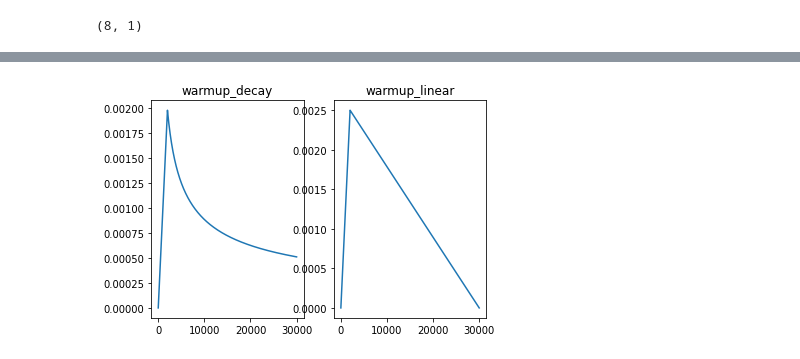
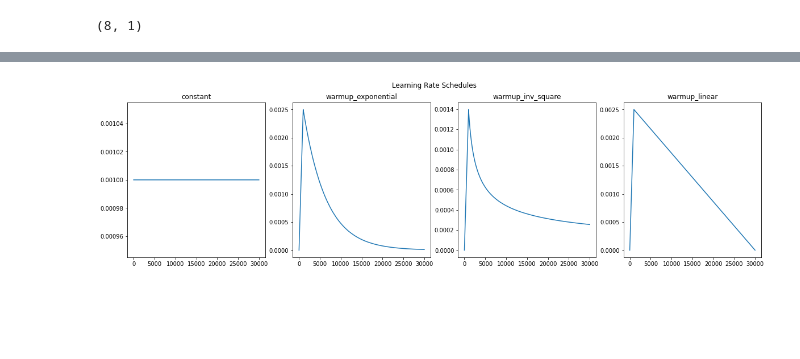
Before and after one commit to maxeonyx/msc, a Jupyter notebook: cgt-mnist/cgt-mnist.ipynb, the cells around one changed output, grey strips where cells are left out. Saved outputs shown, nothing was run; the diff lists cells and outputs as text; code cells hidden in the pictures; blank space fills up the shorter version.

```diff
--- a/cgt-mnist/cgt-mnist.ipynb
+++ b/cgt-mnist/cgt-mnist.ipynb
@@ -25,13 +25,14 @@ if use_wandb:
 # %%
 config = {
     'learning_rate': 0.0025,
-    'batch_size': 24,
+    'minibatch_size': 4,
+    'test_minibatch_size': 10,
     'n_colors': 8,
     'model': {
-        'n_layers': 10,
+        'n_layers': 16,
         'ffl_dim': 256,
-        'embd_dim': 128,
-        'n_heads': 4,
+        'embd_dim': 512,
+        'n_heads': 8,
         'dropout_rate': 0.1,
         'use_idxs_input': True,
     },
@@ -41,8 +42,13 @@ config = {
         'max_mask': 740,
         'square_regions': False,
     },
-    'lr_warmup_steps': 2000,
-    'lr_schedule': 'warmup_linear',
+    'lr_warmup_steps': 1000,
+    'lr_schedule': 'warmup_inv_square',
+    'max_lr': 0.0025,
+    'min_lr': 0.00001,
+    'batch_size_schedule': 'constant',
+    'start_batch_size': 16,
+    'end_batch_size': 1000,
     'steps_per_epoch': 1000,
     'n_epochs': 30,
     'seq_length': 784,
@@ -407,43 +413,95 @@ n_layers: 10, ffl_dim: 256, embd_dim: 128, n_heads: 4, dropout_rate: 0.1, use_id
 
 total_steps = config['n_epochs'] * config['steps_per_epoch']
 
-class WarmupDecay(tf.keras.optimizers.schedules.LearningRateSchedule):
+class WarmupInvSquare(tf.keras.optimizers.schedules.LearningRateSchedule):
     def __init__(self, embd_dim, warmup_steps):
-        super(WarmupDecay, self).__init__()
+        super(WarmupInvSquare, self).__init__()
 
         self.d_model = embd_dim
         self.d_model = tf.cast(self.d_model, tf.float32)
 
         self.warmup_steps = warmup_steps
 
     def __call__(self, step):
         arg1 = step * (self.warmup_steps ** -1.5)
         arg2 = tf.math.rsqrt(step)
 
         return tf.math.rsqrt(self.d_model) * tf.math.minimum(arg1, arg2)
 
 class WarmupLinear(tf.keras.optimizers.schedules.LearningRateSchedule):
     def __init__(self, peak_lr, warmup_steps):
         super(WarmupLinear, self).__init__()
 
         self.peak_lr = peak_lr
         self.total_steps = total_steps
         self.warmup_steps = warmup_steps
 
     def __call__(self, step):
         arg1 = step/self.warmup_steps
         arg2 = 1 - (step-self.warmup_steps)/(self.total_steps - self.warmup_steps)
 
         return self.peak_lr * tf.math.minimum(arg1, arg2)
 
+class Constant(tf.keras.optimizers.schedules.LearningRateSchedule):
+    def __init__(self, rate):
+        super(Constant, self).__init__()
+        self.rate = rate
+
+    def __call__(self, step):
+        return tf.ones_like(step)*self.rate
+
+class WarmupExponential(tf.keras.optimizers.schedules.LearningRateSchedule):
+    def __init__(self, warmup_steps, peak_lr, final_lr):
+        super(WarmupExponential, self).__init__()
+        self.scale = tf.cast(peak_lr, tf.float64)
+        self.rate = tf.cast(total_steps/tf.math.log(peak_lr/final_lr), tf.float64)
+        self.warmup_steps = warmup_steps
+
+    def __call__(self, step):
+        step = tf.cast(step, tf.float64)
+        decay_step = tf.cast(step-self.warmup_steps, tf.float64)
+        arg1 = step/self.warmup_steps
+        arg2 = tf.math.exp(-decay_step / self.rate)
+        return self.scale * tf.math.minimum(arg1, arg2)
+
+def exponential_batch_size(initial, final):
+
+    scale = tf.cast(initial, tf.float64)
+    rate = tf.cast(total_steps/tf.math.log(initial/final), tf.float64)
+
+    def call(step):
+        step = tf.cast(step, tf.float64)
+        return tf.cast(tf.math.floor(scale * tf.math.exp(-step / rate)), dtype=tf.int32)
+    return call
+
+def const_batch_size(batch_size):
+    def call(step):
+        return batch_size*tf.ones_like(step)
+    return call
+
 lr_schedules = {
-    'warmup_decay': WarmupDecay(config['model']['embd_dim'], config['lr_warmup_steps']),
-    'warmup_linear': WarmupLinear(0.0025, config['lr_warmup_steps']),
+    'constant': Constant(0.001),
+    'warmup_exponential': WarmupExponential(config['lr_warmup_steps'], config['max_lr'], config['min_lr']),
+    'warmup_inv_square': WarmupInvSquare(config['model']['embd_dim'], config['lr_warmup_steps']),
+    'warmup_linear': WarmupLinear(config['max_lr'], config['lr_warmup_steps']),
 }
-fig, axes = plt.subplots(1, len(lr_schedules))
+batch_size_schedules = {
+    'exponential': exponential_batch_size(config['start_batch_size'], config['end_batch_size']),
+    'constant': const_batch_size(config['start_batch_size']),
+}
+
+figsize=(20,5)
+fig, axes = plt.subplots(1, len(lr_schedules), figsize=figsize)
+fig.suptitle("Learning Rate Schedules")
+x = tf.range(0, total_steps, 10, dtype=tf.float32)
 for ax, (name, lr_schedule) in zip(axes, lr_schedules.items()):
     ax.set_title(name)
-    ax.plot(list(range(total_steps)), [lr_schedule(float(step)) for step in range(total_steps)])
+    ax.plot(x, lr_schedule(x))
+fig, axes = plt.subplots(1, len(batch_size_schedules), figsize=figsize)
+fig.suptitle("Batch Size Schedules")
+for ax, (name, bs_schedule) in zip(axes, batch_size_schedules.items()):
+    ax.set_title(name)
+    ax.plot(x, bs_schedule(x))
 plt.show()
 # %% [output]
-[figure, old version]
+[figure, new version]
```
Also changed, not shown: parts of 13 cells of this notebook.
